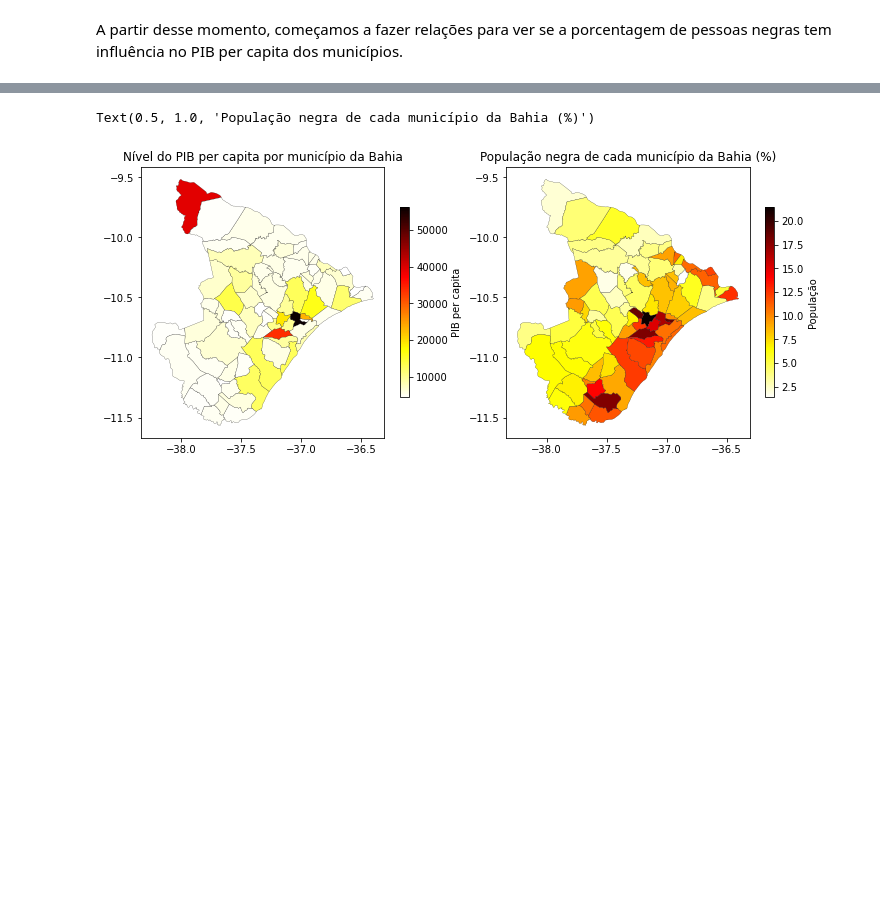
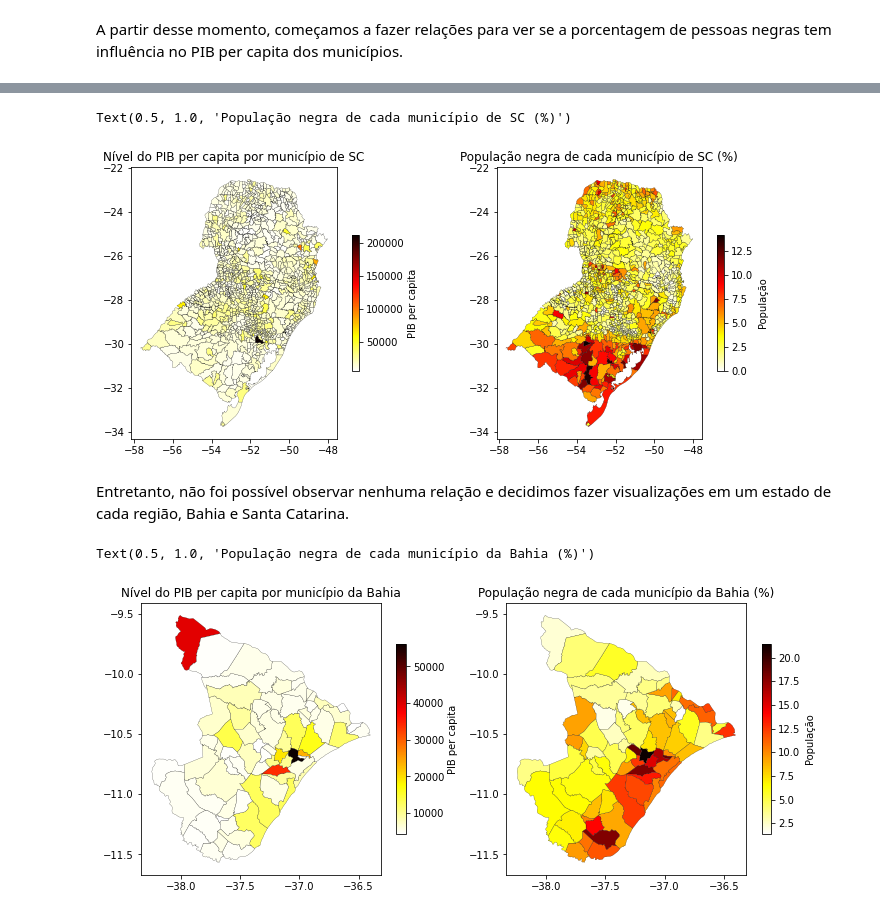
Before and after one commit to biancarvalho/banco-de-dados, a Jupyter notebook: A2/rascunho.ipynb, the cells around one changed output, grey strips where cells are left out. Drawn from its saved outputs; the diff is of its cells as text; code cells hidden in the pictures; blank space fills up the shorter version.

```diff
--- a/A2/rascunho.ipynb
+++ b/A2/rascunho.ipynb
@@ -166,0 +199,15 @@ ba = merge[merge['UF'].isin(['BAHIA'])]
+# %%
+f = plt.figure(figsize=(12,5))
+
+ax=f.add_subplot(121)
+sul.plot(column='PIB_percapita', cmap='hot_r', legend=True, edgecolor='black', linewidth=0.2, figsize=(15,8), ax=ax, legend_kwds={'label': "PIB per capita", 'shrink': 0.5})
+plt.title('Nível do PIB per capita por município de SC')
+
+ax=f.add_subplot(122)
+sul.plot(column='PER_Pessoas_Pretas', cmap='hot_r', legend=True, edgecolor='black', linewidth=0.2, figsize=(15,8), ax=ax, legend_kwds={'label': "População", 'shrink': 0.5})
+plt.title('População negra de cada município de SC (%)')
+# %% [output]
+Text(0.5, 1.0, 'População negra de cada município de SC (%)')
+[figure, added]
+# %% [markdown]
+Entretanto, não foi possível observar nenhuma relação e decidimos fazer visualizações em um estado de cada região, Bahia e Santa Catarina.
```
Also changed, not shown: parts of 12 cells of this notebook.
